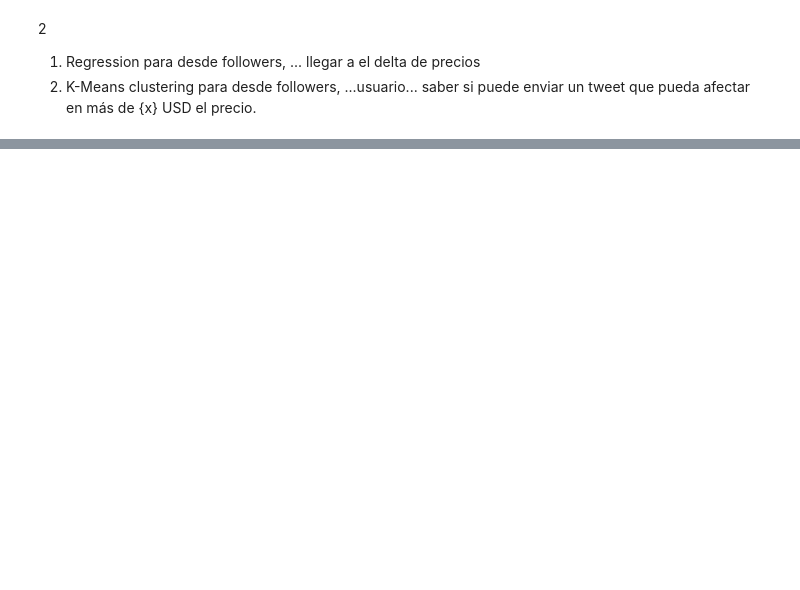
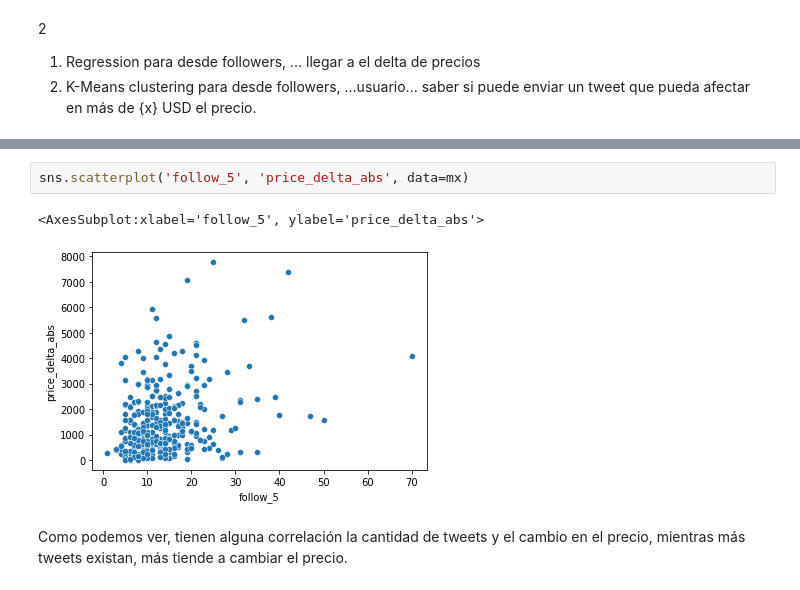
Before and after one commit to Vasco-Varas/Proyecto-ICDD-G9, a Jupyter notebook: proyecto.ipynb, the cells around one changed output, grey strips where cells are left out. Saved outputs shown, nothing was run; the diff lists cells and outputs as text; blank space fills up the shorter version.

```diff
--- a/proyecto.ipynb
+++ b/proyecto.ipynb
@@ -642,0 +931,7 @@ df[df_analysis_sub["followers"] > 5e7].iloc[10]["tweet"]
+# %%
+sns.scatterplot('follow_5', 'price_delta_abs', data=mx)
+# %% [output]
+<AxesSubplot:xlabel='follow_5', ylabel='price_delta_abs'>
+[figure, added]
+# %% [markdown]
+Como podemos ver, tienen alguna correlación la cantidad de tweets y el cambio en el precio, mientras más tweets existan, más tiende a cambiar el precio.
```
Also changed, not shown: parts of 37 cells of this notebook.
